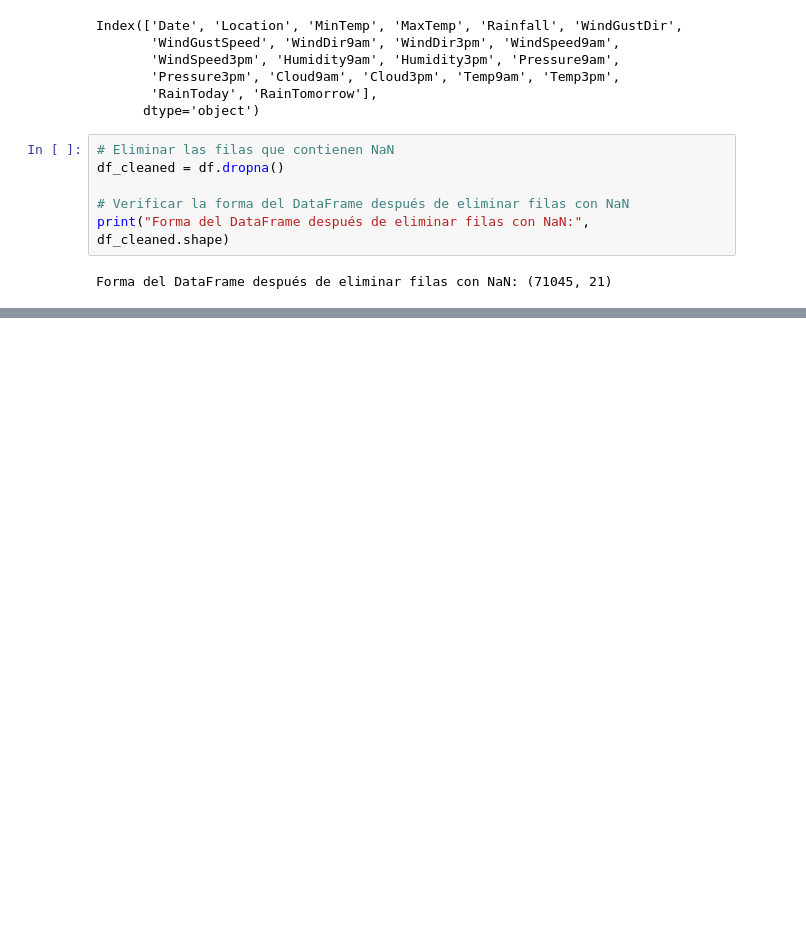
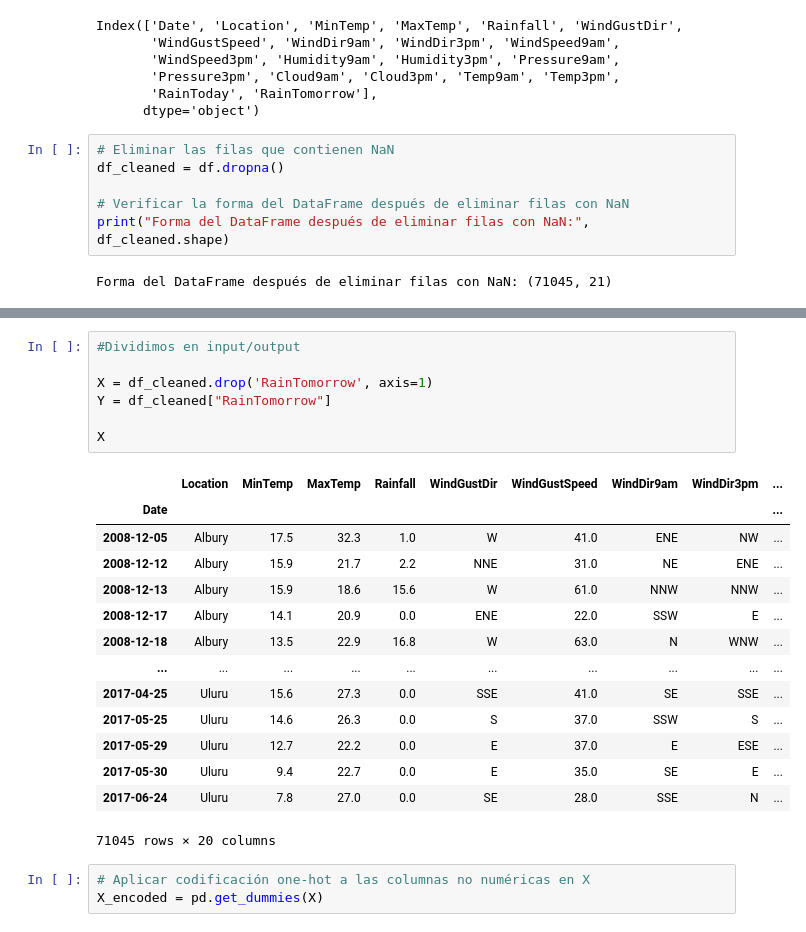
Before and after one commit to emiliosolanoo21/HDT6_MD, a Jupyter notebook: HDT6.ipynb, the cells around one changed output, grey strips where cells are left out. Saved outputs shown, nothing was run; the diff lists cells and outputs as text; blank space fills up the shorter version.

```diff
--- a/HDT6.ipynb
+++ b/HDT6.ipynb
@@ -220,0 +265,25 @@ plt.show()
+# %%
+#Dividimos en input/output
+
+X = df_cleaned.drop('RainTomorrow', axis=1)
+Y = df_cleaned["RainTomorrow"]
+
+X
+# %% [output]
+|  | Location | MinTemp | MaxTemp | Rainfall | WindGustDir | WindGustSpeed | WindDir9am | WindDir3pm | ... |
+| Date |  |  |  |  |  |  |  |  | ... |
+| 2008-12-05 | Albury | 17.5 | 32.3 | 1.0 | W | 41.0 | ENE | NW | ... |
+| 2008-12-12 | Albury | 15.9 | 21.7 | 2.2 | NNE | 31.0 | NE | ENE | ... |
+| 2008-12-13 | Albury | 15.9 | 18.6 | 15.6 | W | 61.0 | NNW | NNW | ... |
+| 2008-12-17 | Albury | 14.1 | 20.9 | 0.0 | ENE | 22.0 | SSW | E | ... |
+| 2008-12-18 | Albury | 13.5 | 22.9 | 16.8 | W | 63.0 | N | WNW | ... |
+| ... | ... | ... | ... | ... | ... | ... | ... | ... | ... |
+| 2017-04-25 | Uluru | 15.6 | 27.3 | 0.0 | SSE | 41.0 | SE | SSE | ... |
+| 2017-05-25 | Uluru | 14.6 | 26.3 | 0.0 | S | 37.0 | SSW | S | ... |
+| 2017-05-29 | Uluru | 12.7 | 22.2 | 0.0 | E | 37.0 | E | ESE | ... |
+| 2017-05-30 | Uluru | 9.4 | 22.7 | 0.0 | E | 35.0 | SE | E | ... |
+| 2017-06-24 | Uluru | 7.8 | 27.0 | 0.0 | SE | 28.0 | SSE | N | ... |
+71045 rows × 20 columns
+# %%
+# Aplicar codificación one-hot a las columnas no numéricas en X
+X_encoded = pd.get_dummies(X)
```
Also changed, not shown: parts of 24 cells of this notebook.
